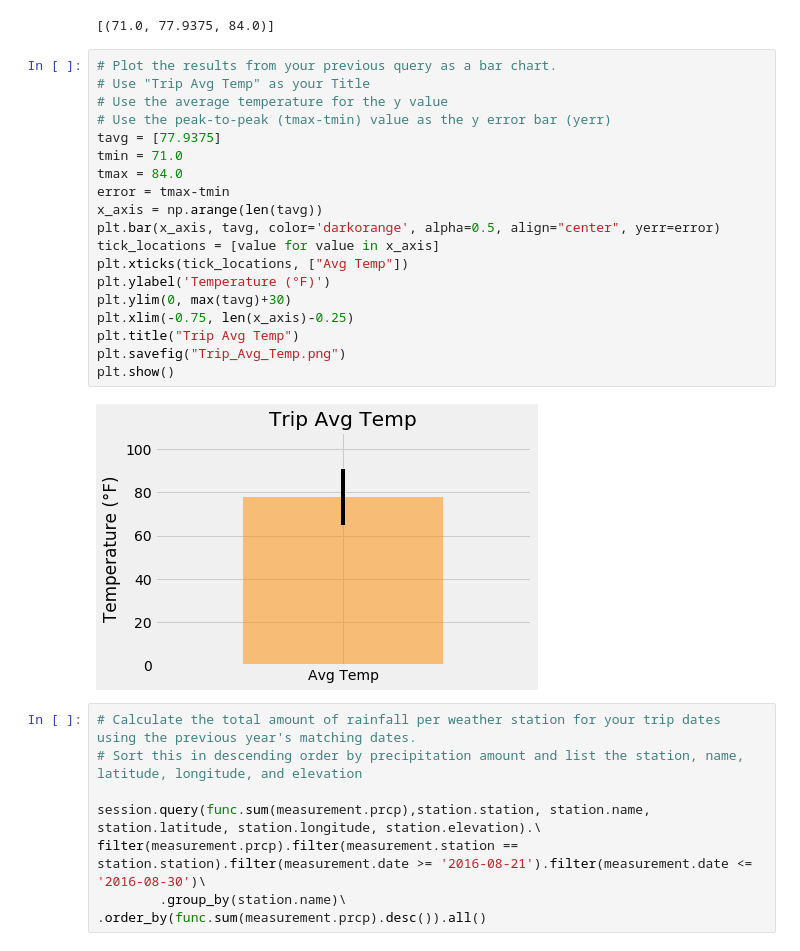
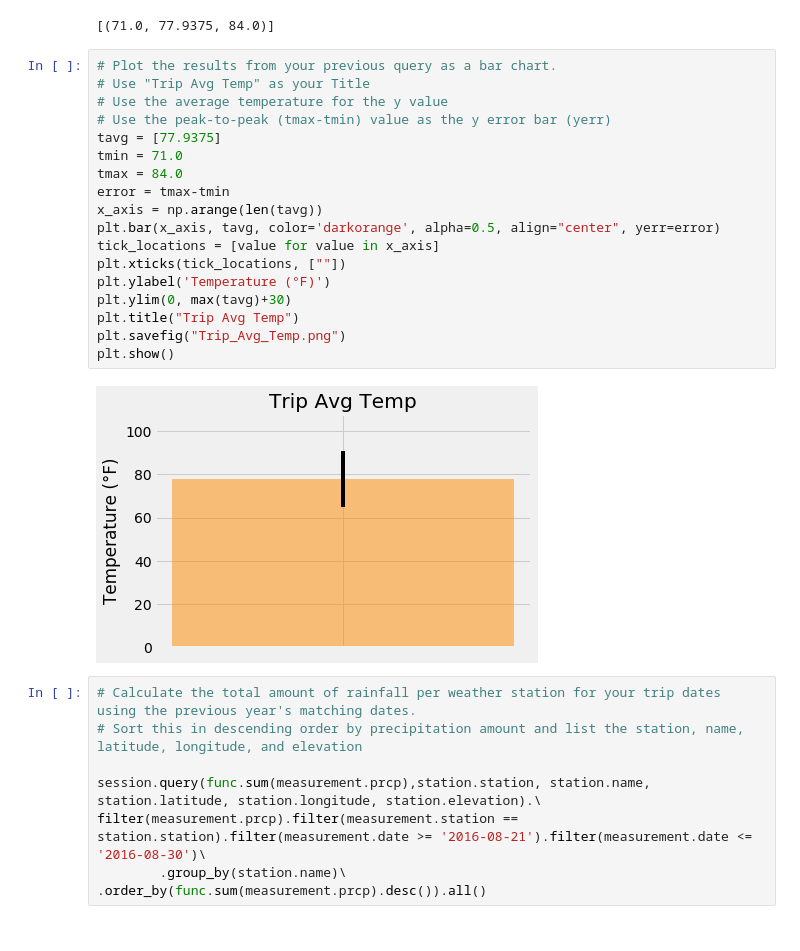
Before and after one commit to SofiaAS1/SQLalchemy-Challenge, a Jupyter notebook: climate_starter.ipynb, the cells around one changed output. Saved outputs shown, nothing was run; the diff lists cells and outputs as text.

```diff
--- a/climate_starter.ipynb
+++ b/climate_starter.ipynb
@@ -174,24 +174,23 @@ print(calc_temps('2016-08-21', '2016-08-30'))
 # %%
 # Plot the results from your previous query as a bar chart.
 # Use "Trip Avg Temp" as your Title
 # Use the average temperature for the y value
 # Use the peak-to-peak (tmax-tmin) value as the y error bar (yerr)
 tavg = [77.9375]
 tmin = 71.0
 tmax = 84.0
 error = tmax-tmin
 x_axis = np.arange(len(tavg))
 plt.bar(x_axis, tavg, color='darkorange', alpha=0.5, align="center", yerr=error)
 tick_locations = [value for value in x_axis]
-plt.xticks(tick_locations, ["Avg Temp"])
+plt.xticks(tick_locations, [""])
 plt.ylabel('Temperature (°F)')
 plt.ylim(0, max(tavg)+30)
-plt.xlim(-0.75, len(x_axis)-0.25)
 plt.title("Trip Avg Temp")
 plt.savefig("Trip_Avg_Temp.png")
 plt.show()
 # %% [output]
-[figure, old version]
+[figure, new version]
 # %%
 # Calculate the total amount of rainfall per weather station for your trip dates using the previous year's matching dates.
 # Sort this in descending order by precipitation amount and list the station, name, latitude, longitude, and elevation
```
Also changed, not shown: parts of 1 cell of this notebook, 2 other files.
